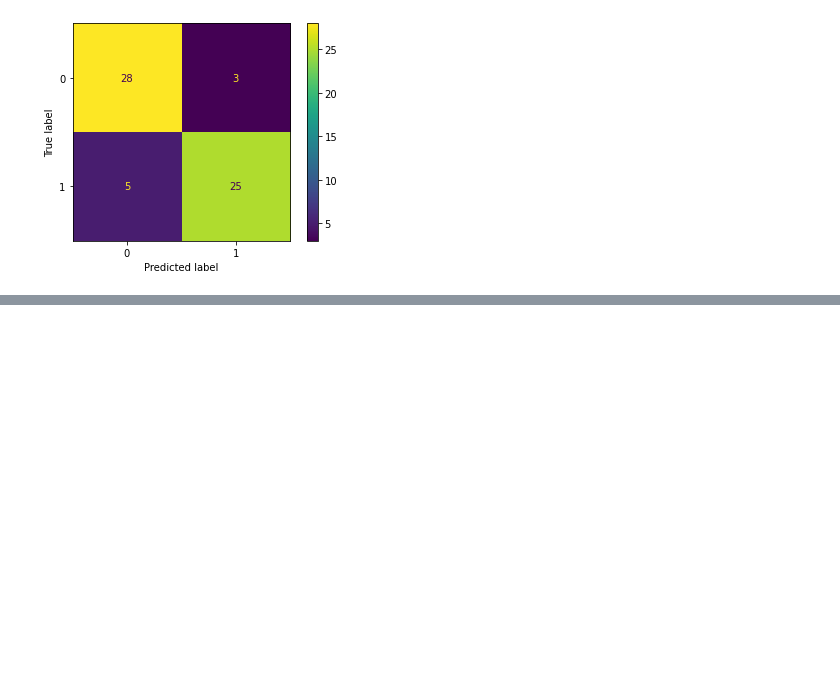
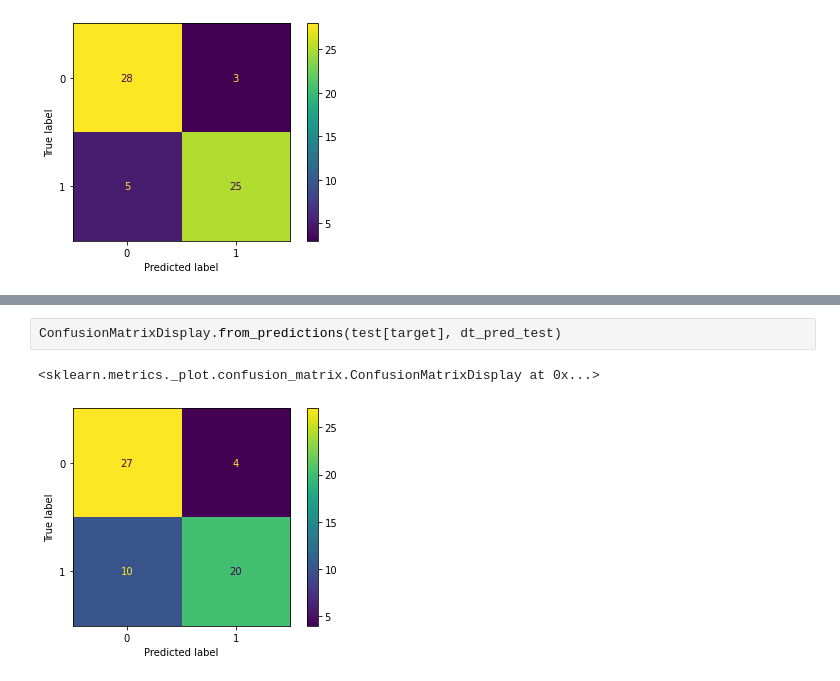
Before and after one commit to elnez/CREWES_proyect, a Jupyter notebook: EDA_HeartAttack.ipynb, the cells around one changed output, grey strips where cells are left out. Drawn from its saved outputs; the diff is of its cells as text; blank space fills up the shorter version.

```diff
--- a/EDA_HeartAttack.ipynb
+++ b/EDA_HeartAttack.ipynb
@@ -592,0 +603,5 @@ ConfusionMatrixDisplay.from_predictions(test[target], lr_pred_test)
+# %%
+ConfusionMatrixDisplay.from_predictions(test[target], dt_pred_test)
+# %% [output]
+<sklearn.metrics._plot.confusion_matrix.ConfusionMatrixDisplay at 0x...>
+[figure, added]
```
Also changed, not shown: parts of 34 cells of this notebook.
